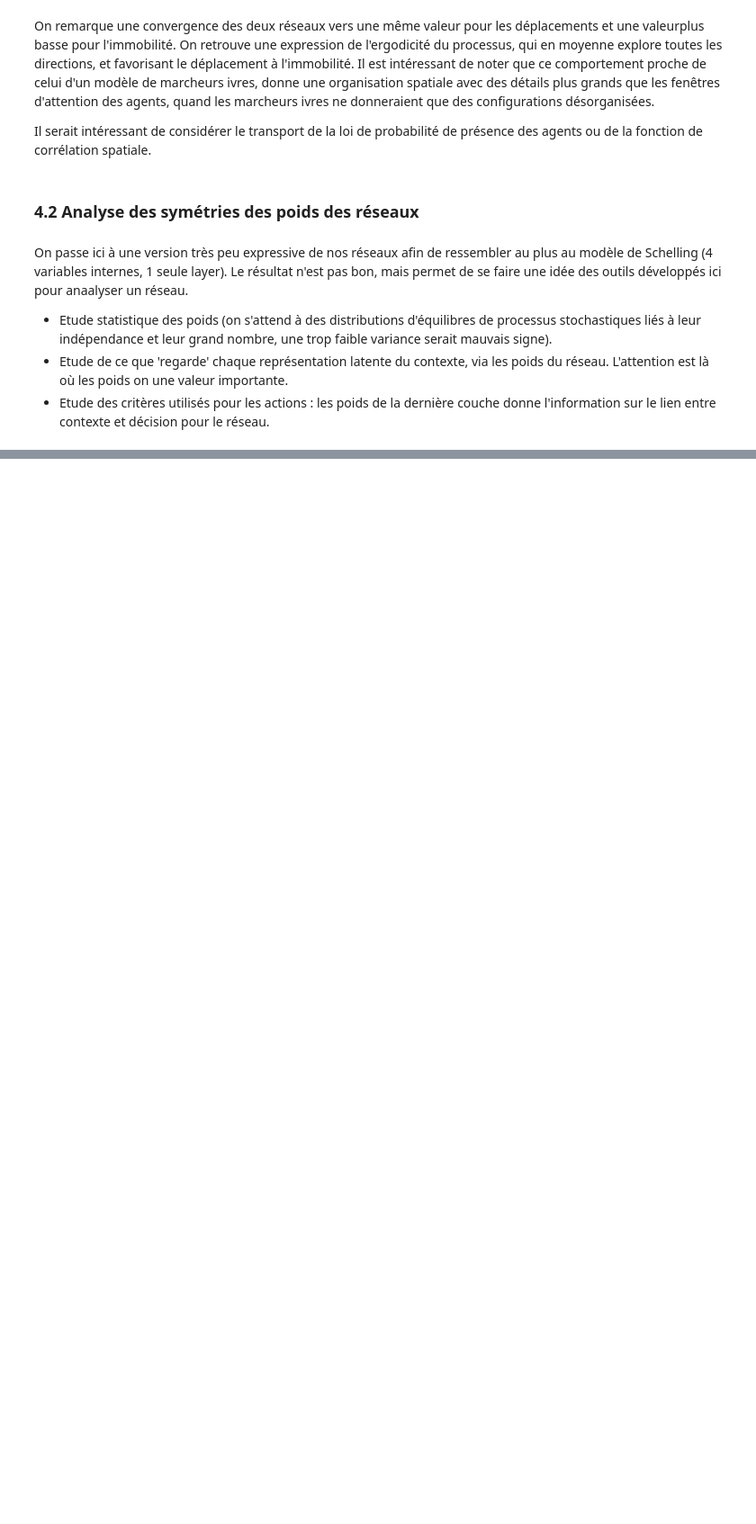
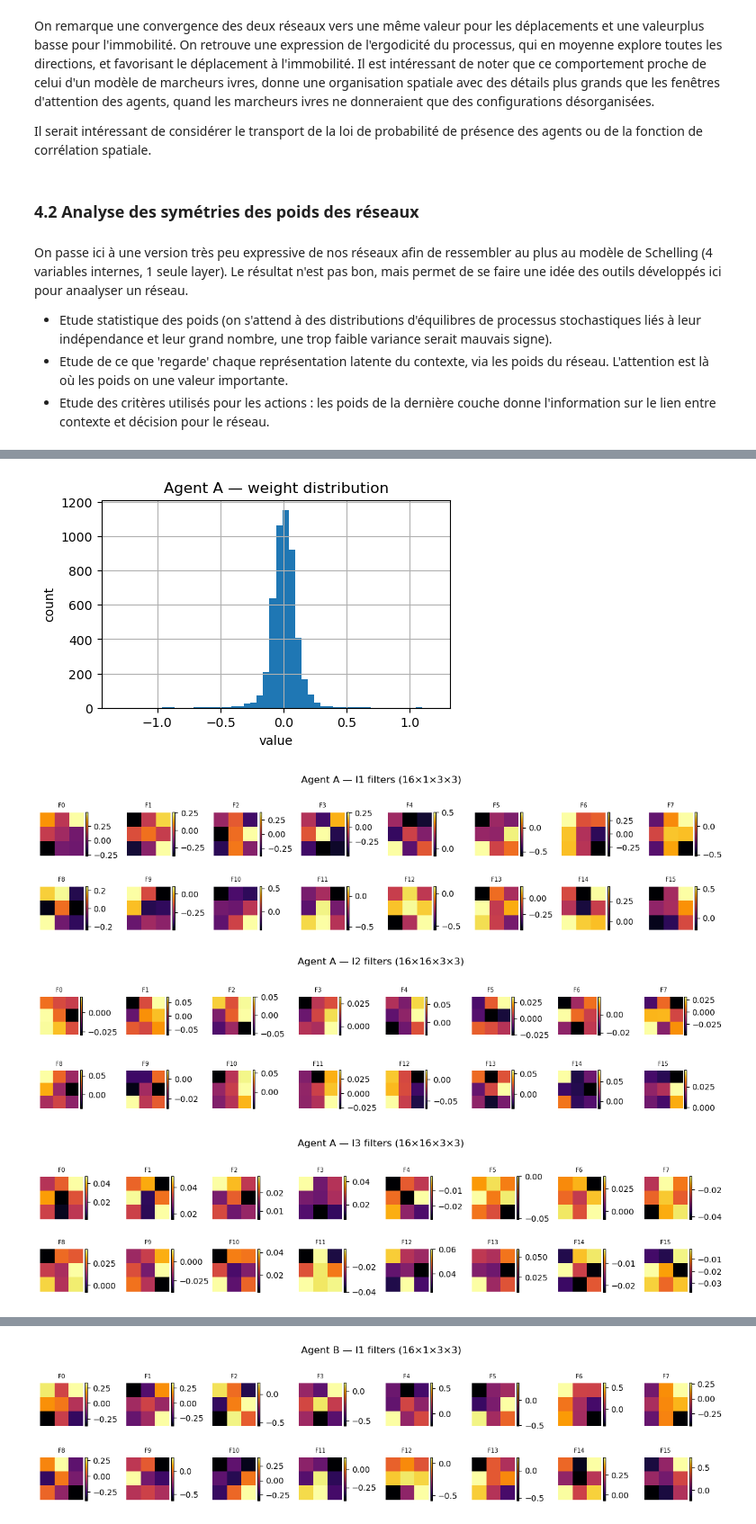
Before and after one commit to PGuimbard/SegregationQNN, a Jupyter notebook: VF_intepretation.ipynb, the cells around one changed output, grey strips where cells are left out. Shown at 90% size. Saved outputs shown, nothing was run; the diff lists cells and outputs as text; code cells hidden in the pictures; blank space fills up the shorter version.

```diff
--- a/VF_intepretation.ipynb
+++ b/VF_intepretation.ipynb
@@ -642,0 +253,60 @@ NameError: name 'snaps_fresh' is not defined
+# %%
+def plot_weight_hist(model, title="Model"):
+    all_weights = []
+    for p in model.parameters():
+        all_weights.append(p.detach().cpu().numpy().ravel())
+    all_weights = np.concatenate(all_weights)
+    plt.figure(figsize=(5, 3))
+    plt.hist(all_weights, bins=50)
+    plt.title(f"{title} — weight distribution")
+    plt.xlabel("value"); plt.ylabel("count"); plt.grid(True)
+    plt.savefig('weights' + str(title)); plt.show()
+
+
+def plot_conv_filters(model, title="Model"):
+    """Plot filters for l1, l2, l3 — one subplot grid per layer."""
+    for layer_name in ('l1', 'l2', 'l3'):
+        conv = getattr(model, layer_name).weight.detach().cpu().numpy()
+        # shape: (out_channels, in_channels, kH, kW)
+        n_out, n_in = conv.shape[0], conv.shape[1]
+        cols = min(n_out, 8)
+        rows = -(-n_out // cols)  # one row per group of 8 filters
+        fig, axes = plt.subplots(rows, cols, figsize=(cols * 1.5, rows * 1.5))
+        axes = np.array(axes).ravel()
+        for i in range(n_out):
+            # average over input channels so each filter is a single 2-D heatmap
+            filt = conv[i].mean(axis=0)
+            im = axes[i].imshow(filt, cmap='inferno')
+            axes[i].set_title(f"F{i}", fontsize=7); axes[i].axis('off')
+            plt.colorbar(im, ax=axes[i], fraction=0.046)
+        for j in range(n_out, len(axes)):
+            axes[j].axis('off')
+        plt.suptitle(f"{title} — {layer_name} filters ({n_out}×{n_in}×{conv.shape[2]}×{conv.shape[3]})")
+        plt.tight_layout()
+        plt.savefig(f'conv_{layer_name}_{title}'); plt.show()
+
+
+def plot_linear_weights(model, title="Model"):
+    w = model.out.weight.detach().cpu().numpy()  # (5, features)
+    plt.figure(figsize=(6, 3))
+    im = plt.imshow(w, aspect='auto',cmap='inferno'); plt.colorbar(im)
+    plt.title(f"{title} — Linear layer (actions × features)")
+    plt.xlabel("features"); plt.ylabel("actions")
+    plt.yticks(range(5), ["Up", "Left", "Down", "Right", "Stay"])
+    plt.savefig('lin weights' + str(title)); plt.show()
+
+
+def analyze_dqn(model, title="Model"):
+    plot_weight_hist(model, title)
+    plot_conv_filters(model, title)
+    plot_linear_weights(model, title)
+
+
+# ── Run ────────────────────────────────────────────────────────────────────
+analyze_dqn(society.A_mind.network, "Agent A")
+analyze_dqn(society.B_mind.network, "Agent B")
+# %% [output]
+[figure, added]
+[figure, added]
+[figure, added]
+[figure, added]
@@ -642,0 +315 @@ NameError: name 'snaps_fresh' is not defined
+[figure, added]
```
Also changed, not shown: parts of 19 cells of this notebook, 34 other files.
